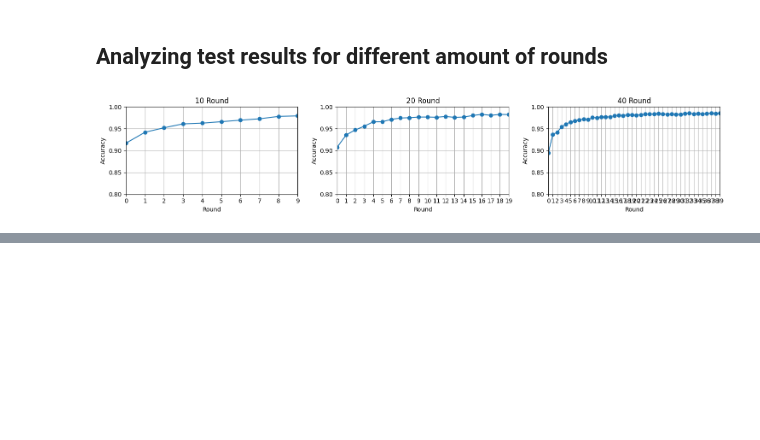
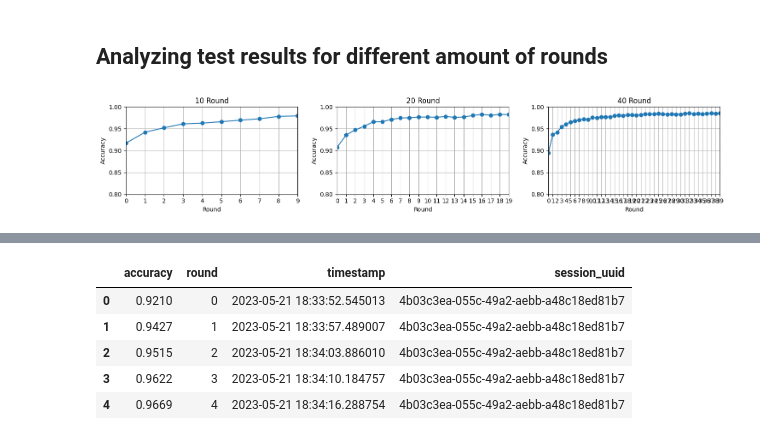
Before and after one commit to AHalic/decentralized_federated_system, a Jupyter notebook: analysis/results_analysis.ipynb, the cells around one changed output, grey strips where cells are left out. Saved outputs shown, nothing was run; the diff lists cells and outputs as text; code cells hidden in the pictures; blank space fills up the shorter version.

```diff
--- a/analysis/results_analysis.ipynb
+++ b/analysis/results_analysis.ipynb
@@ -192,0 +317,10 @@ plt.savefig(f"server_test_acc_10_20_40.png")
+# %%
+grpc_test_server_df_raw = pd.read_csv("https://raw.githubusercontent.com/beamaia/federated_system_mnist/main/test_server_results.csv")
+grpc_test_server_df_raw.head()
+# %% [output]
+|  | accuracy | round | timestamp | session_uuid |
+| 0 | 0.9210 | 0 | 2023-05-21 18:33:52.545013 | 4b03c3ea-055c-49a2-aebb-a48c18ed81b7 |
+| 1 | 0.9427 | 1 | 2023-05-21 18:33:57.489007 | 4b03c3ea-055c-49a2-aebb-a48c18ed81b7 |
+| 2 | 0.9515 | 2 | 2023-05-21 18:34:03.886010 | 4b03c3ea-055c-49a2-aebb-a48c18ed81b7 |
+| 3 | 0.9622 | 3 | 2023-05-21 18:34:10.184757 | 4b03c3ea-055c-49a2-aebb-a48c18ed81b7 |
+| 4 | 0.9669 | 4 | 2023-05-21 18:34:16.288754 | 4b03c3ea-055c-49a2-aebb-a48c18ed81b7 |
```
Also changed, not shown: parts of 16 cells of this notebook, 5 other files.
